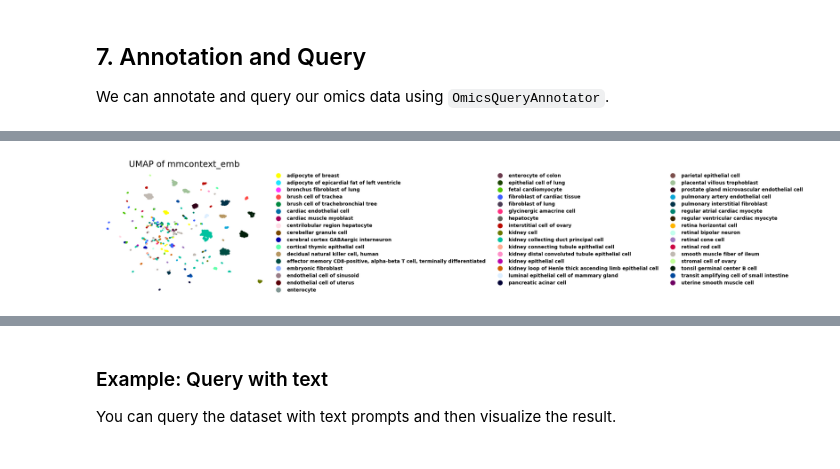
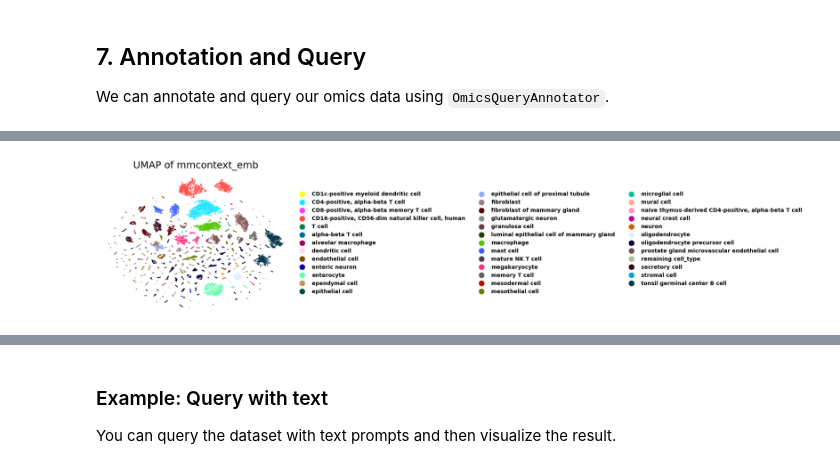
Before and after one commit to mengerj/mmcontext, a Jupyter notebook: exploratory/notebooks/eval_model.ipynb, the cells around one changed output, grey strips where cells are left out. Saved outputs shown, nothing was run; the diff lists cells and outputs as text; code cells hidden in the pictures.

```diff
--- a/exploratory/notebooks/eval_model.ipynb
+++ b/exploratory/notebooks/eval_model.ipynb
@@ -391,7 +417,7 @@ annotator = OmicsQueryAnnotator(model)
 
 # Suppose we have some labels to annotate, e.g. from an external source
 labels = adata.obs[LABEL_KEY].values.tolist()
-annotator.annotate_omics_data(adata, labels, text_template=ZERO_SHOT_TEXT_TEMPLATE)
+annotator.annotate_omics_data(adata, labels, text_template="{}")
 
 logger.info("Plotting annotated data...")
 plot_umap(adata, color_key="best_label", embedding_key="mmcontext_emb")
@@ -415,0 +443 @@ logger.info(f"Accuracy of annotation: {score}")
+[figure, new version]
@@ -417 +447,0 @@ logger.info(f"Accuracy of annotation: {score}")
-[figure, old version]
```
Also changed, not shown: parts of 20 cells of this notebook.
